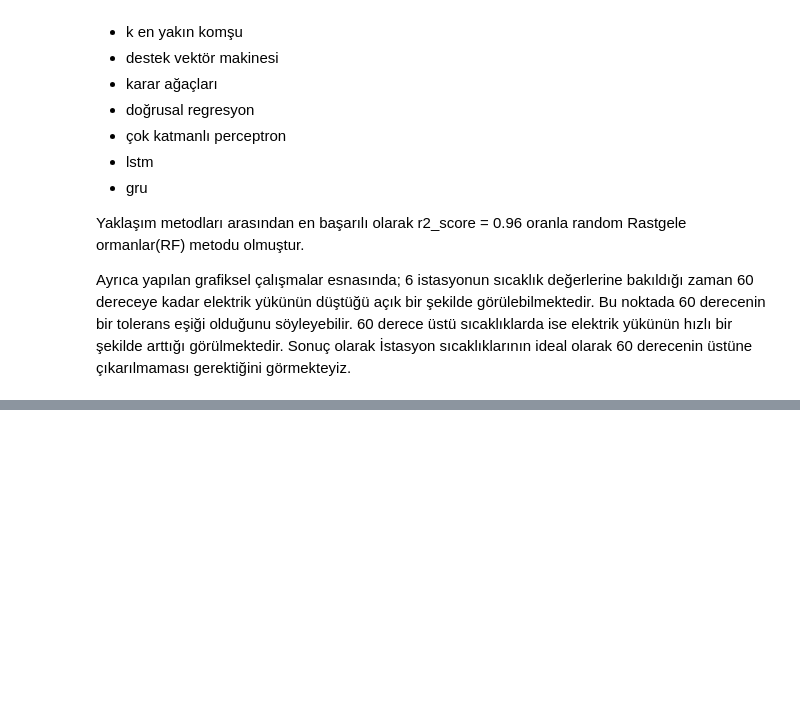
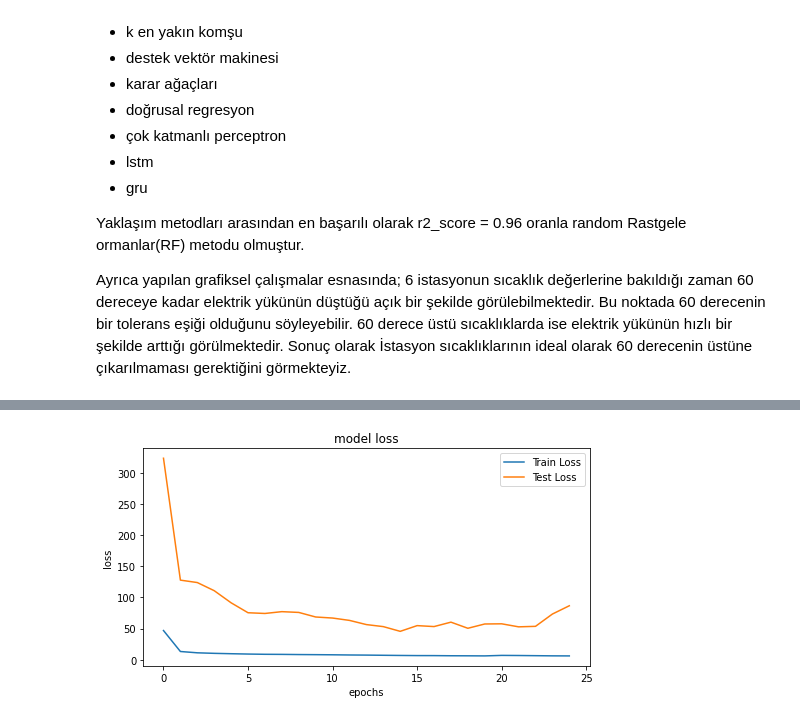
Before and after one commit to furkanaydinn/Electricity-Load, a Jupyter notebook: electricity_load.ipynb, the cells around one changed output, grey strips where cells are left out. Cells and saved outputs as stored; diff of their text form; code cells hidden in the pictures; blank space fills up the shorter version.

```diff
--- a/electricity_load.ipynb
+++ b/electricity_load.ipynb
@@ -871,0 +1024,37 @@ Ayrıca yapılan grafiksel çalışmalar esnasında; 6 istasyonun sıcaklık de
+# %%
+def convert2matrix(data_arr, look_back):
+   X, Y =[], []
+   for i in range(len(data_arr)-look_back):
+    d=i+look_back
+    X.append(data_arr[i:d,])
+    Y.append(data_arr[d,])
+   return np.array(X), np.array(Y)
+# %%
+train_size = 23376
+train,test = df_rnn2.values[0:train_size,:], df_rnn2.values[train_size:len(df_rnn2.values),:]
+look_back = 30
+test = np.append(test,np.repeat(test[-1,], look_back))
+train = np.append(train,np.repeat(train[-1,],look_back))
+trainX,trainY =convert2matrix(train,look_back)
+testX,testY =convert2matrix(test, look_back)
+
+trainX = np.reshape(trainX, (trainX.shape[0], 1, trainX.shape[1]))
+testX = np.reshape(testX, (testX.shape[0], 1, testX.shape[1]))
+# %%
+def model_rnn(look_back):
+  model=Sequential()
+  model.add(SimpleRNN(units=32, input_shape=(1,look_back), activation="relu"))
+  model.add(Dense(8, activation='relu'))
+  model.add(Dense(1))
+  model.compile(loss='mean_squared_error',  optimizer='adam',metrics = ['mse', 'mae'])
+  return model
+# %%
+model=model_rnn(look_back)
+history=model.fit(trainX,
+                  trainY,
+                  epochs=100,
+                  batch_size=30,
+                  verbose=1,
+                  validation_data=(testX,testY),
+                  callbacks=[EarlyStopping(monitor='val_loss', patience=10)],
+                  shuffle=False)
@@ -871,0 +1079,9 @@ Ayrıca yapılan grafiksel çalışmalar esnasında; 6 istasyonun sıcaklık de
+# %%
+train_predict = model.predict(trainX)
+test_predict = model.predict(testX)
+print('Train Root Mean Squared Error(RMSE): %.2f; Train Mean Absolute Error(MAE) : %.2f '
+      % (np.sqrt(mean_squared_error(trainY, train_predict[:,0])), mean_absolute_error(trainY, train_predict[:,0])))
+print('Test Root Mean Squared Error(RMSE): %.2f; Test Mean Absolute Error(MAE) : %.2f '
+      % (np.sqrt(mean_squared_error(testY, test_predict[:,0])), mean_absolute_error(testY, test_predict[:,0])))
+model_loss(history)
+# %% [output]
@@ -871,0 +1092 @@ Ayrıca yapılan grafiksel çalışmalar esnasında; 6 istasyonun sıcaklık de
+[figure, added]
```
Also changed, not shown: parts of 27 cells of this notebook.
